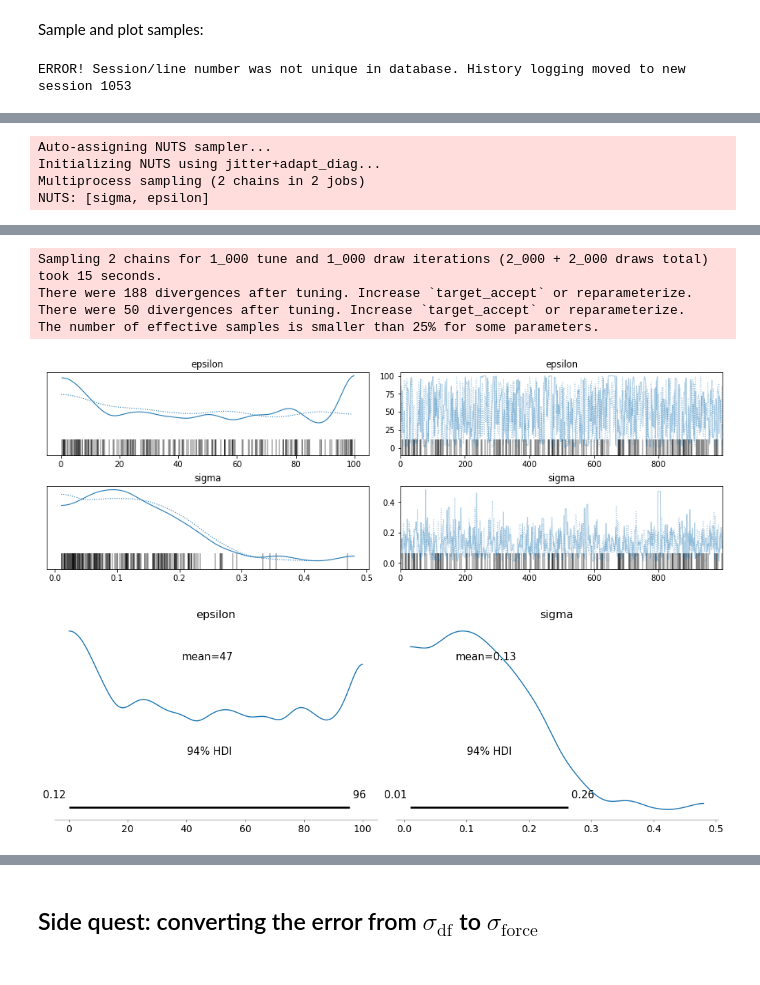
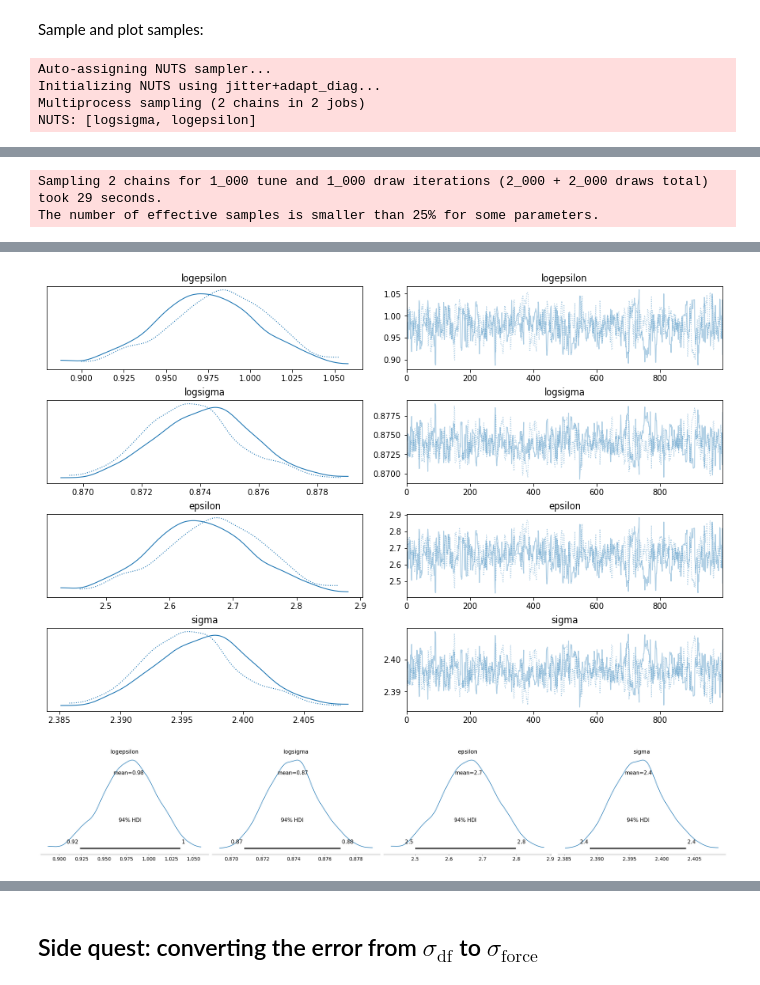
Before and after one commit to phys201/nc_AFM, a Jupyter notebook: documentation.ipynb, the cells around one changed output, grey strips where cells are left out. Saved outputs shown, nothing was run; the diff lists cells and outputs as text; code cells hidden in the pictures.

Commit message:
optimization
edits to optimise pymc3's smapling (start value, jefferys prior)

```diff
--- a/documentation.ipynb
+++ b/documentation.ipynb
@@ -158,7 +164,10 @@ map_estimate
 Sample and plot samples:
 # %%
 with LJ_model:
-    trace =pm.sample(1000, return_inferencedata=True)
+    trace =pm.sample(1000, start = map_estimate, return_inferencedata=True)
     az.plot_trace(trace);
 # %% [output]
-ERROR! Session/line number was not unique in database. History logging moved to new session 1053
+Auto-assigning NUTS sampler...
+Initializing NUTS using jitter+adapt_diag...
+Multiprocess sampling (2 chains in 2 jobs)
+NUTS: [logsigma, logepsilon]
@@ -165,4 +175,2 @@ ERROR! Session/line number was not unique in database. History logging moved to
-Auto-assigning NUTS sampler...
-Initializing NUTS using jitter+adapt_diag...
-Multiprocess sampling (2 chains in 2 jobs)
-NUTS: [sigma, epsilon]
+Sampling 2 chains for 1_000 tune and 1_000 draw iterations (2_000 + 2_000 draws total) took 29 seconds.
+The number of effective samples is smaller than 25% for some parameters.
@@ -170,13 +177,9 @@ NUTS: [sigma, epsilon]
-Sampling 2 chains for 1_000 tune and 1_000 draw iterations (2_000 + 2_000 draws total) took 15 seconds.
-There were 188 divergences after tuning. Increase `target_accept` or reparameterize.
-There were 50 divergences after tuning. Increase `target_accept` or reparameterize.
-The number of effective samples is smaller than 25% for some parameters.
-[figure, old version]
+[figure, new version]
 # %%
 with LJ_model:
     az.plot_posterior(trace)
 # %% [output]
-[figure, old version]
+[figure, new version]
 # %%
 posterior_dataframe = trace.posterior.to_dataframe()
 # %%
```
Also changed, not shown: parts of 12 cells of this notebook, 1 other file.
